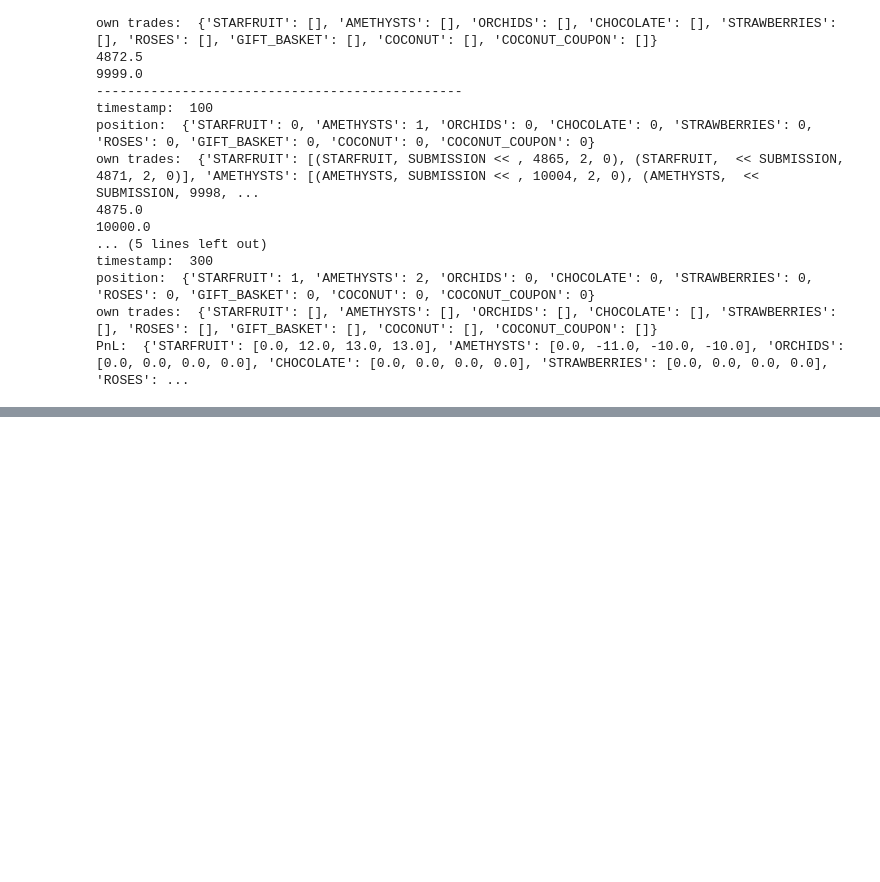
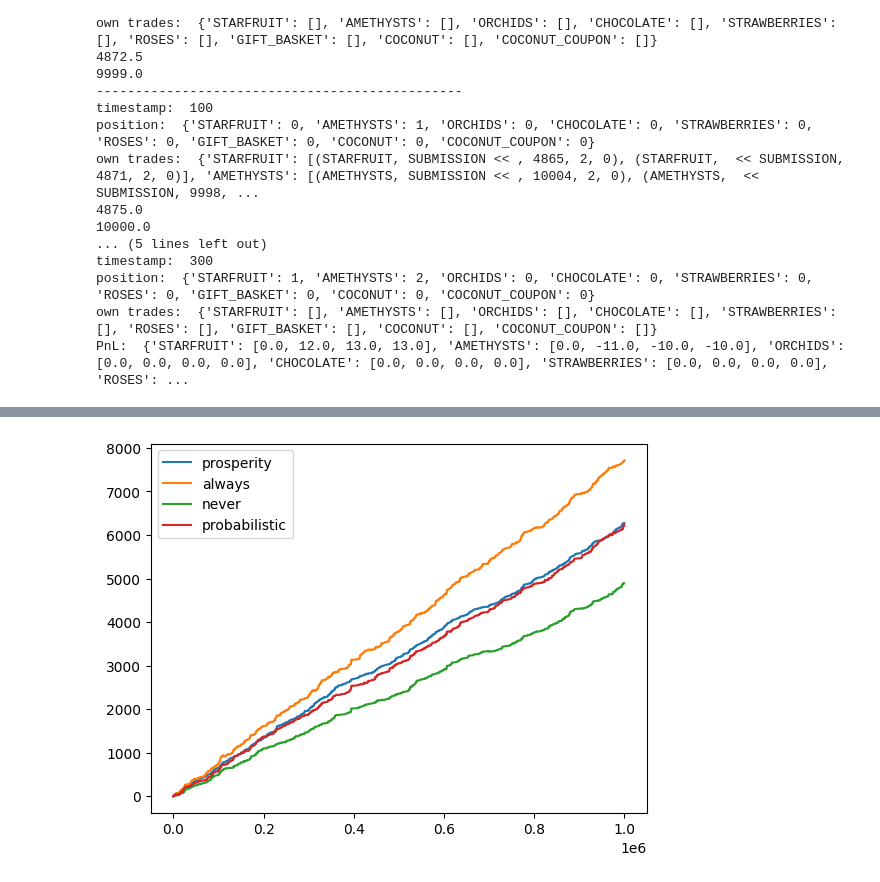
Before and after one commit to karinsim/Prosperity-2-backtester, a Jupyter notebook: example.ipynb, the cells around one changed output, grey strips where cells are left out. Drawn from its saved outputs; the diff is of its cells as text; code cells hidden in the pictures; blank space fills up the shorter version.

```diff
--- a/example.ipynb
+++ b/example.ipynb
@@ -169,0 +172,18 @@ PnL:  {'STARFRUIT': [0.0, 12.0, 13.0, 13.0], 'AMETHYSTS': [0.0, -11.0, -10.0, -1
+# %%
+mp = pd.read_csv("data/prices_day_5.csv", sep=";")
+timestamps = list(mp["timestamp"].unique())
+ex = Exchange()
+trader = Trader()
+state = ex.state_start
+
+pnls = ex.iterate(timestamps, mp, trader,
+                extra_bot_orders="always", p=0.5, q=1.,
+                verbose=0)
+
+pnls2 = ex.iterate(timestamps, mp, trader,
+                extra_bot_orders="never", p=0.5, q=1.,
+                verbose=0)
+
+pnls3 = ex.iterate(timestamps, mp, trader,
+                extra_bot_orders="probabilistic", p=0.5, q=1.,
+                verbose=0)
@@ -169,0 +208,9 @@ PnL:  {'STARFRUIT': [0.0, 12.0, 13.0, 13.0], 'AMETHYSTS': [0.0, -11.0, -10.0, -1
+# %%
+plt.plot(timestamps, mp.loc[mp["product"]=="AMETHYSTS"]["profit_and_loss"], label="prosperity")
+plt.plot(timestamps, pnls["AMETHYSTS"], label="always")
+plt.plot(timestamps, pnls2["AMETHYSTS"], label="never")
+plt.plot(timestamps, pnls3["AMETHYSTS"], label="probabilistic")
+plt.legend()
+plt.show()
+# %% [output]
+[figure, added]
```
Also changed, not shown: parts of 2 cells of this notebook, 9 other files.
